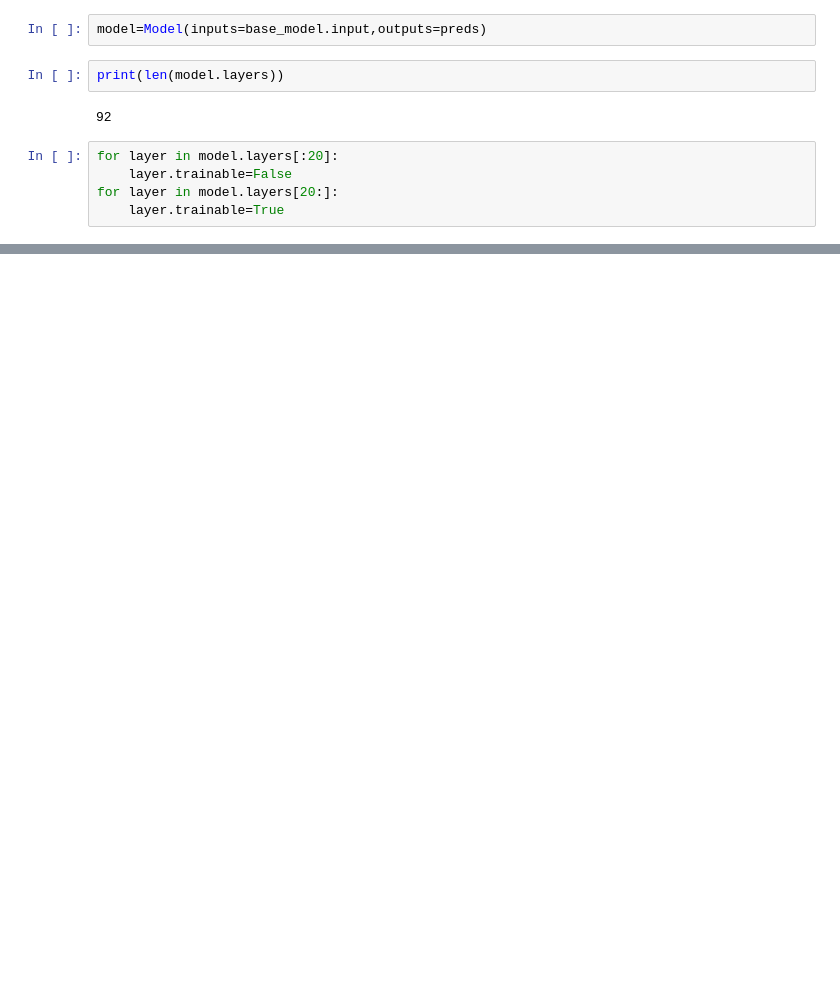
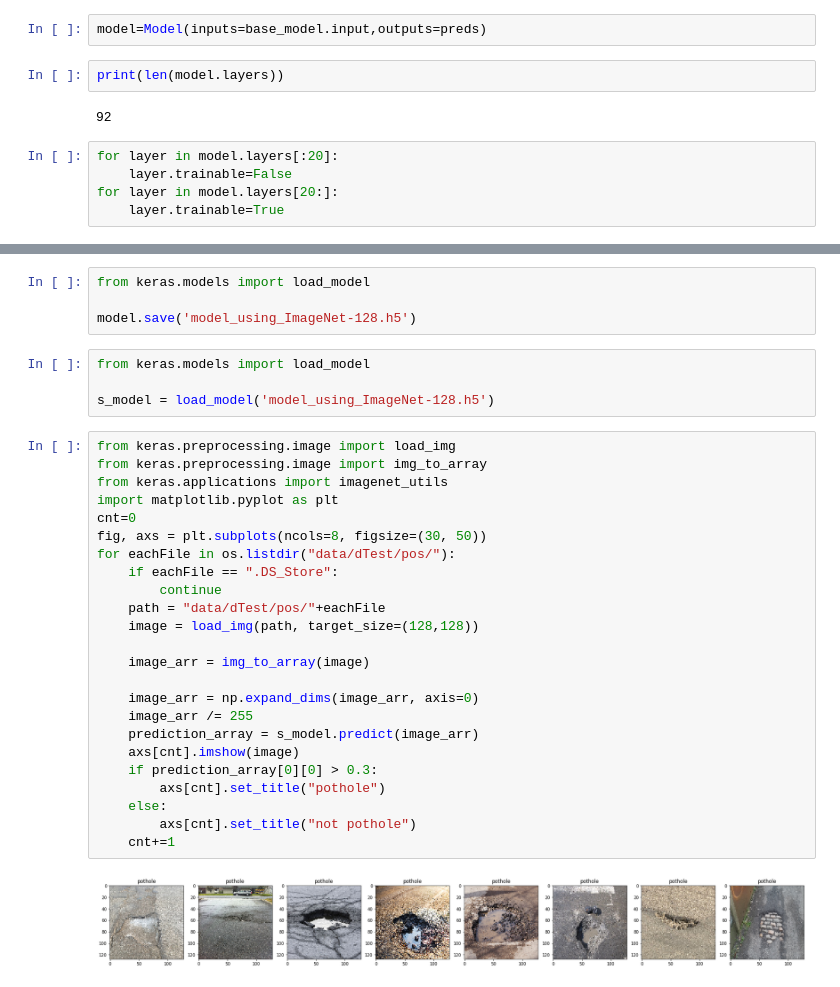
Before and after one commit to vandana414/CMPE_257_Group3_Project, a Jupyter notebook: ImageNetCNN.ipynb, the cells around one changed output, grey strips where cells are left out. Saved outputs shown, nothing was run; the diff lists cells and outputs as text; blank space fills up the shorter version.

```diff
--- a/ImageNetCNN.ipynb
+++ b/ImageNetCNN.ipynb
@@ -81,0 +114,34 @@ Model loss is 2.233724 accuracy is 0.679148
+# %%
+from keras.models import load_model
+
+model.save('model_using_ImageNet-128.h5')
+# %%
+from keras.models import load_model
+
+s_model = load_model('model_using_ImageNet-128.h5')
+# %%
+from keras.preprocessing.image import load_img
+from keras.preprocessing.image import img_to_array
+from keras.applications import imagenet_utils
+import matplotlib.pyplot as plt
+cnt=0
+fig, axs = plt.subplots(ncols=8, figsize=(30, 50))
+for eachFile in os.listdir("data/dTest/pos/"):
+    if eachFile == ".DS_Store":
+        continue
+    path = "data/dTest/pos/"+eachFile
+    image = load_img(path, target_size=(128,128))
+
+    image_arr = img_to_array(image)
+
+    image_arr = np.expand_dims(image_arr, axis=0)
+    image_arr /= 255
+    prediction_array = s_model.predict(image_arr)
+    axs[cnt].imshow(image)
+    if prediction_array[0][0] > 0.3:
+        axs[cnt].set_title("pothole")
+    else:
+        axs[cnt].set_title("not pothole")
+    cnt+=1
+# %% [output]
+[figure, added]
```
Also changed, not shown: parts of 10 cells of this notebook.
